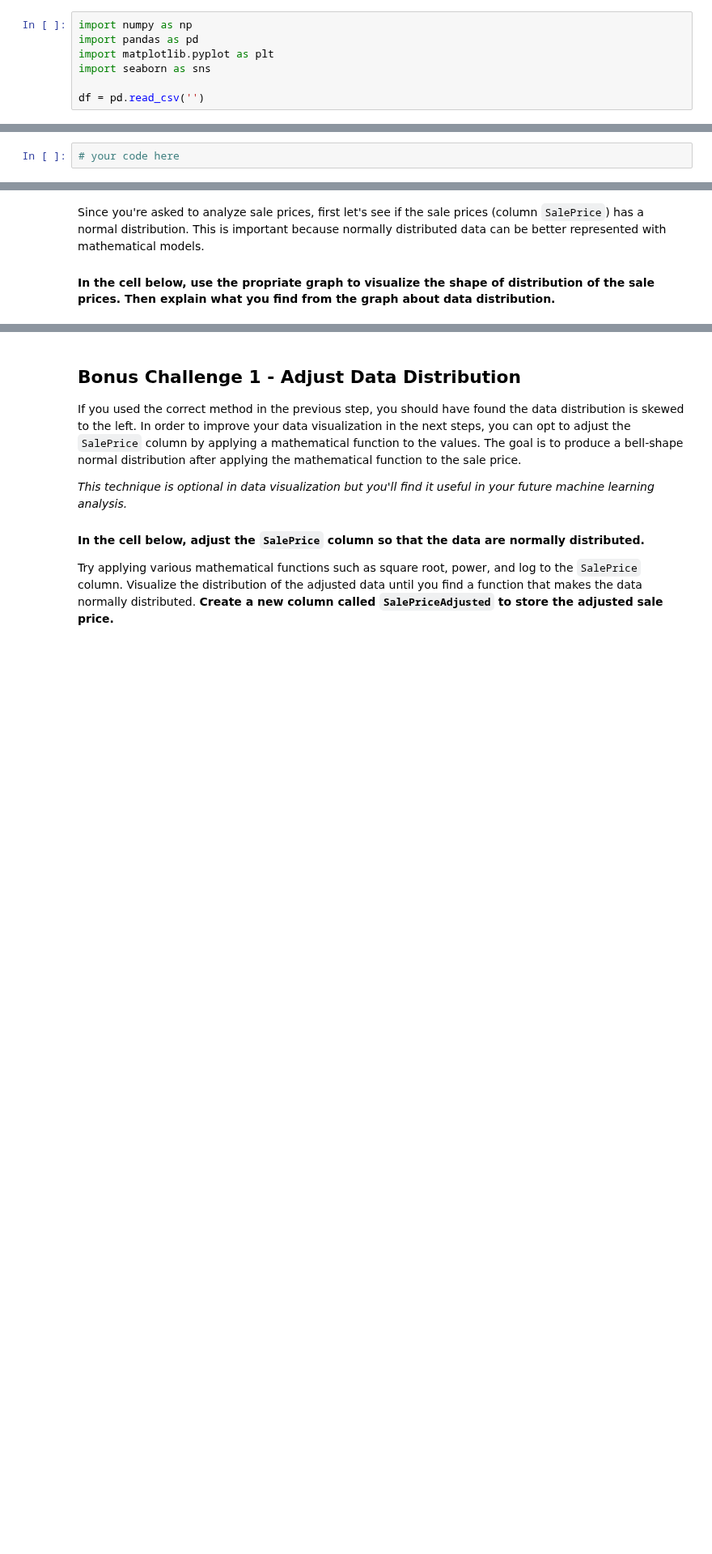
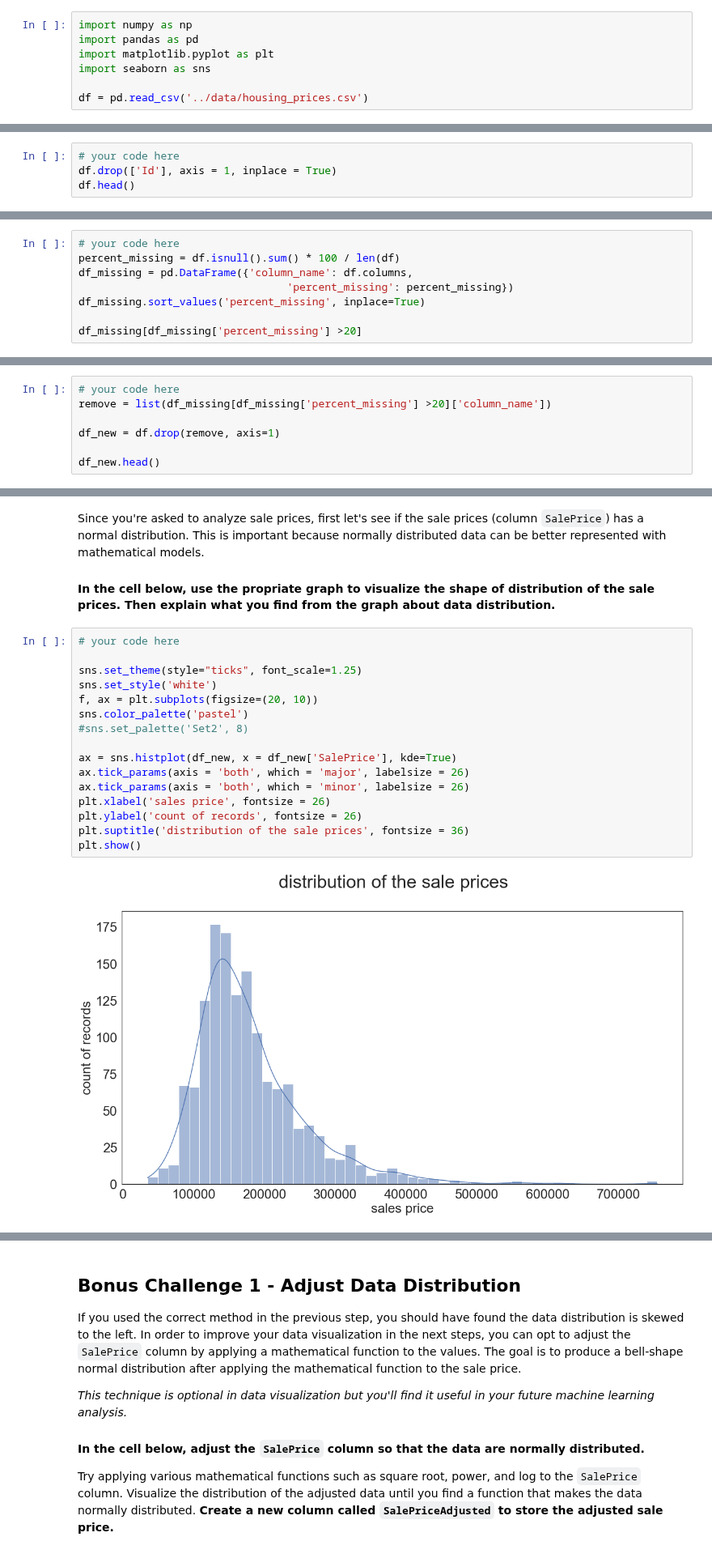
Before and after one commit to paoloironhack/data_analytics062020, a Jupyter notebook: labs/module_2/27-Storytelling-Data-Viz/your-code/main.ipynb, the cells around one changed output, grey strips where cells are left out. Shown at 81% size. Cells and saved outputs as stored; diff of their text form; blank space fills up the shorter version.

```diff
--- a/labs/module_2/27-Storytelling-Data-Viz/your-code/main.ipynb
+++ b/labs/module_2/27-Storytelling-Data-Viz/your-code/main.ipynb
@@ -19,7 +19,7 @@ import pandas as pd
 import matplotlib.pyplot as plt
 import seaborn as sns
 
-df = pd.read_csv('')
+df = pd.read_csv('../data/housing_prices.csv')
 # %% [markdown]
 #### As a routine before analyzing a dataset, print the first few rows of the dataset
 # %%
@@ -30,3 +38,5 @@ You find the dataset has 81 columns which are a lot.
 #### Since the column `Id` is meaningless in our data visualization work, let's drop it
 # %%
 # your code here
+df.drop(['Id'], axis = 1, inplace = True)
+df.head()
@@ -42,0 +59,8 @@ Make a table containing the column name and the percentage of missing values. Pr
+# %%
+# your code here
+percent_missing = df.isnull().sum() * 100 / len(df)
+df_missing = pd.DataFrame({'column_name': df.columns,
+                                 'percent_missing': percent_missing})
+df_missing.sort_values('percent_missing', inplace=True)
+
+df_missing[df_missing['percent_missing'] >20]
@@ -48,0 +78,7 @@ After dropping, check the shape of your dataframes. You should have 75 columns n
+# %%
+# your code here
+remove = list(df_missing[df_missing['percent_missing'] >20]['column_name'])
+
+df_new = df.drop(remove, axis=1)
+
+df_new.head()
@@ -50,4 +94,22 @@ After dropping, check the shape of your dataframes. You should have 75 columns n
 Since you're asked to analyze sale prices, first let's see if the sale prices (column `SalePrice`) has a normal distribution. This is important because normally distributed data can be better represented with mathematical models.
 
 #### In the cell below, use the propriate graph to visualize the shape of distribution of the sale prices. Then explain what you find from the graph about data distribution.
+# %%
+# your code here
+
+sns.set_theme(style="ticks", font_scale=1.25)
+sns.set_style('white')
+f, ax = plt.subplots(figsize=(20, 10))
+sns.color_palette('pastel')
+#sns.set_palette('Set2', 8)
+
+ax = sns.histplot(df_new, x = df_new['SalePrice'], kde=True)
+ax.tick_params(axis = 'both', which = 'major', labelsize = 26)
+ax.tick_params(axis = 'both', which = 'minor', labelsize = 26)
+plt.xlabel('sales price', fontsize = 26)
+plt.ylabel('count of records', fontsize = 26)
+plt.suptitle('distribution of the sale prices', fontsize = 36)
+plt.show()
+# %% [output]
+[figure, added]
 # %%
```
Also changed, not shown: parts of 25 cells of this notebook, 3 other files.
